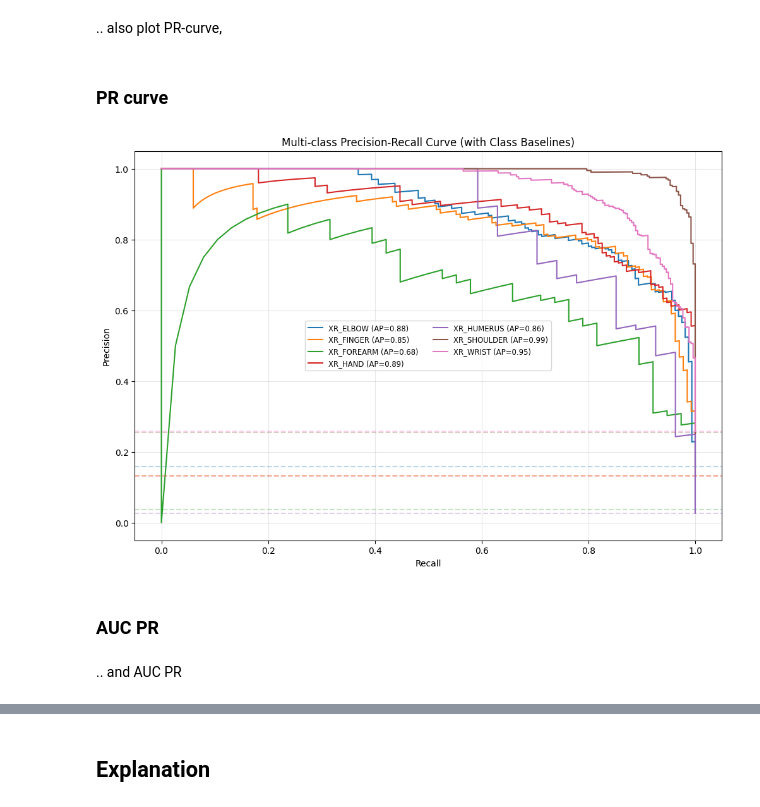
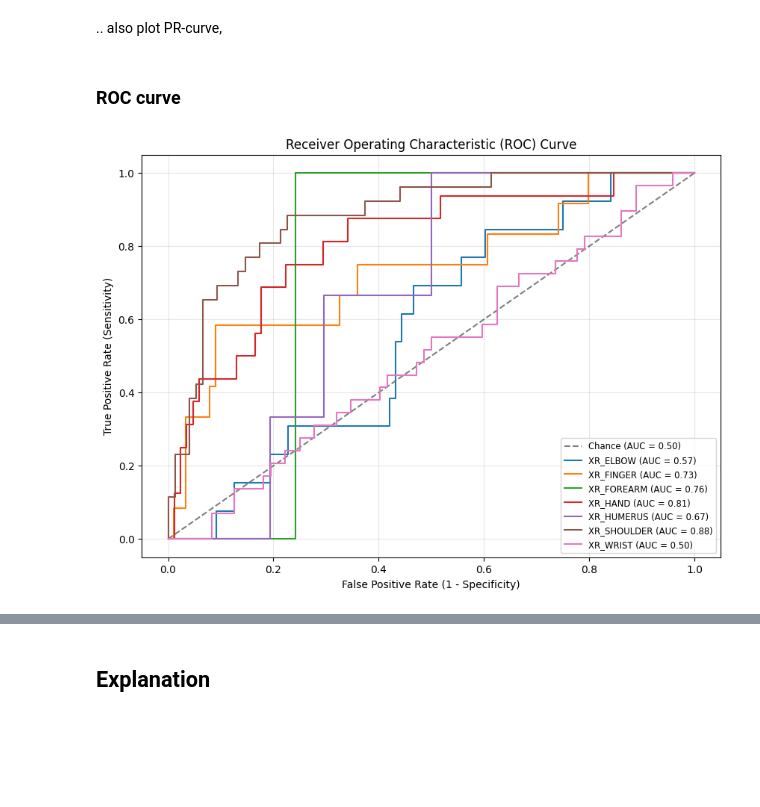
Before and after one commit to nearlyphd/femoral-head-flattening-hybrid-vit-cnn, a Jupyter notebook: notebooks/parallel-vit-cnn-hybrid-mura.ipynb, the cells around one changed output, grey strips where cells are left out. Saved outputs shown, nothing was run; the diff lists cells and outputs as text; code cells hidden in the pictures; blank space fills up the shorter version.

Commit message:
Replace PR curve with ROC curve, because datasets are balanced.

```diff
--- a/notebooks/parallel-vit-cnn-hybrid-mura.ipynb
+++ b/notebooks/parallel-vit-cnn-hybrid-mura.ipynb
@@ -157,7 +157,7 @@ from torchvision import transforms
 from torch.utils.data import DataLoader
 
 # 1. Initialize Manager
-manager = MURAManager('/tf/data/mura/train_image_paths.csv', sample_n=10000)
+manager = MURAManager('/tf/data/mura/train_image_paths.csv', sample_n=1000)
 train_df, val_df, test_df = manager.get_splits()
 
 # 2. Define Transforms (Reusing from original notebook)
@@ -439,56 +399,61 @@ weighted avg       0.83      0.82      0.82      1007
 # %% [markdown]
 .. also plot PR-curve,
 # %% [markdown]
-### PR curve
+### ROC curve
 # %%
-from sklearn.metrics import precision_recall_curve, average_precision_score
+from sklearn.metrics import roc_curve, auc
 from sklearn.preprocessing import label_binarize
 import matplotlib.pyplot as plt
+import numpy as np
+import torch
 
-def plot_pr_curve(model, loader, device, class_names):
+def plot_roc_curve(model, loader, device, class_names):
     model.eval()
     all_probs = []
     all_labels = []
 
     with torch.no_grad():
         for images, labels in loader:
             images = images.to(device)
+            # Handling the hybrid model output
             out_cnn, out_trans = model(images)
-            # Use averaged probabilities for the curve
+            # Use averaged probabilities
             probs = torch.softmax((out_cnn + out_trans) / 2, dim=1)
 
             all_probs.append(probs.cpu().numpy())
             all_labels.append(labels.numpy())
 
-    Y_test = label_binarize(np.concatenate(all_labels), classes=range(len(class_names)))
+    y_true = np.concatenate(all_labels)
     Y_score = np.concatenate(all_probs)
     n_classes = len(class_names)
 
-    plt.figure(figsize=(12, 8))
+    # Standardize label format for multiclass/binary
+    if n_classes == 2:
+        Y_test = np.zeros((len(y_true), 2))
+        Y_test[np.arange(len(y_true)), y_true] = 1
+    else:
+        Y_test = label_binarize(y_true, classes=range(n_classes))
+
+    plt.figure(figsize=(10, 7))
+
+    # Plot diagonal "chance" line
+    plt.plot([0, 1], [0, 1], 'k--', alpha=0.5, label='Chance (AUC = 0.50)')
 
     for i in range(n_classes):
-        precision, recall, _ = precision_recall_curve(Y_test[:, i], Y_score[:, i])
-        ap_score = average_precision_score(Y_test[:, i], Y_score[:, i])
+        # Calculate False Positive Rate and True Positive Rate
+        fpr, tpr, _ = roc_curve(Y_test[:, i], Y_score[:, i])
+        roc_auc = auc(fpr, tpr)
 
-        # Calculate baseline (prevalence of class i)
-        baseline = np.sum(Y_test[:, i]) / len(Y_test)
+        plt.plot(fpr, tpr, label=f'{class_names[i]} (AUC = {roc_auc:.2f})')
 
-        line, = plt.plot(recall, precision, label=f'{class_names[i]} (AP={ap_score:.2f})')
-        # Draw dashed baseline with the same color as the curve
-        plt.axhline(y=baseline, color=line.get_color(), linestyle='--', alpha=0.3)
-
-    plt.xlabel('Recall')
-    plt.ylabel('Precision')
-    plt.title('Multi-class Precision-Recall Curve (with Class Baselines)')
-    plt.legend(loc='best', fontsize='small', ncol=2)
+    plt.xlabel('False Positive Rate (1 - Specificity)')
+    plt.ylabel('True Positive Rate (Sensitivity)')
+    plt.title('Receiver Operating Characteristic (ROC) Curve')
+    plt.legend(loc='lower right', fontsize='small')
     plt.grid(alpha=0.3)
     plt.show()
 
 # Usage:
-plot_pr_curve(model, test_loader, DEVICE, manager.encoder.classes_)
+plot_roc_curve(model, test_loader, DEVICE, manager.encoder.classes_)
 # %% [output]
-[figure, old version]
+[figure, new version]
-# %% [markdown]
-### AUC PR
-# %% [markdown]
-.. and AUC PR
```
Also changed, not shown: parts of 7 cells of this notebook, 2 other files.
